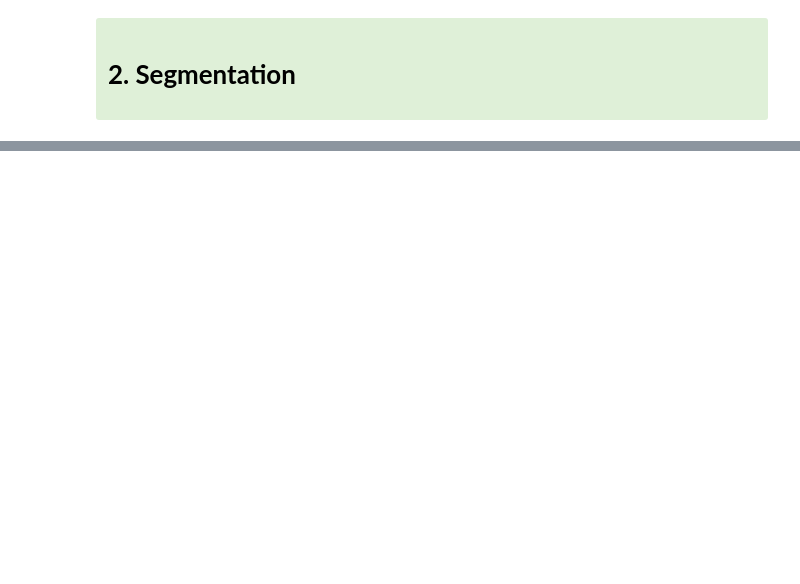
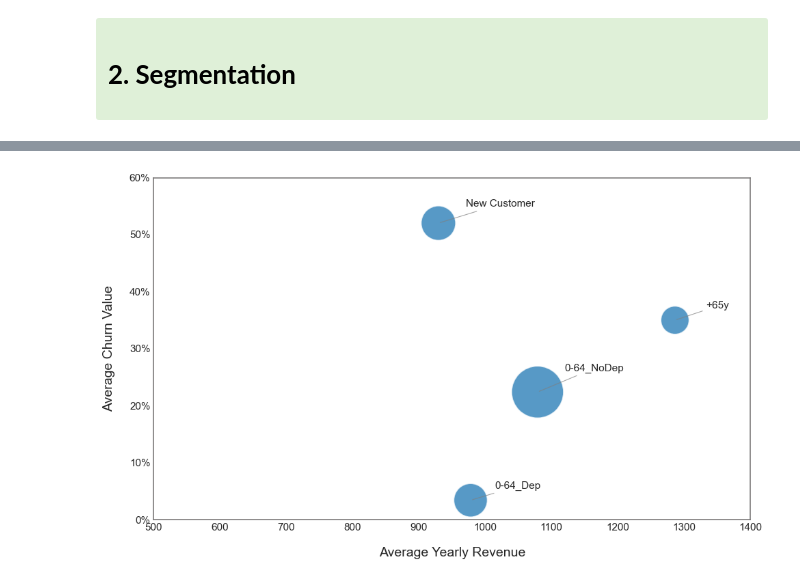
Before and after one commit to pcatarino88/telco_churn, a Jupyter notebook: notebooks/02_eda_and_segmentation.ipynb, the cells around one changed output, grey strips where cells are left out. Saved outputs shown, nothing was run; the diff lists cells and outputs as text; code cells hidden in the pictures; blank space fills up the shorter version.

Commit message:
segmentation completed (with function)

```diff
--- a/notebooks/02_eda_and_segmentation.ipynb
+++ b/notebooks/02_eda_and_segmentation.ipynb
@@ -1003,0 +1070,3 @@ plt.show()
+# %%
+# Create 'yearly_revenue' column
+df['yearly_revenue']=df['Total Revenue']/df['Tenure in Months']*12
@@ -1003,0 +1241,15 @@ plt.show()
+# %%
+# merge 65_80_Dep and 65_80_NoDep into '+65y' and update 'segment' column in df accordingly
+mask_senior = df["segment"].isin(["65-80_Dep", "65-80_NoDep"])
+df.loc[mask_senior, "segment"] = "+65y"
+segment_summary = (
+    df
+    .groupby("segment")
+    .agg(
+        count=("segment", "size"),
+        avg_churn_value=("Churn Value", "mean"),
+        avg_yearly_revenue=("yearly_revenue", "mean")
+    )
+    .reset_index()
+)
+segment_summary
@@ -1003,0 +1262,53 @@ plt.show()
+# %%
+# Create scatter plot with bubbles representing segments leveraging segment_summary data
+plt.style.use("seaborn-v0_8-white")
+fig, ax = plt.subplots(figsize=(10, 6))
+scatter = ax.scatter(
+    segment_summary["avg_yearly_revenue"],
+    segment_summary["avg_churn_value"],
+    s=(segment_summary["count"] / segment_summary["count"].max()) * 3000,
+    alpha=0.75,
+    edgecolor="white",
+    linewidth=1.2
+)
+# --- Labels for each bubble ---
+label_offsets = {
+    "New Customer": (65, 15),
+    "0-64_Dep": (50, 10),
+    "0-64_NoDep": (60, 20),
+    "+65y": (45, 10)
+}
+for _, row in segment_summary.iterrows():
+    dx, dy = label_offsets.get(row["segment"], (0, 10))
+
+    ax.annotate(
+        row["segment"],
+        xy=(row["avg_yearly_revenue"], row["avg_churn_value"]),
+        xytext=(dx, dy),
+        textcoords="offset points",
+        fontsize=11,
+        ha="center",
+        va="bottom",
+                arrowprops=dict(
+            arrowstyle="-",
+            color="gray",
+            lw=0.8,
+            alpha=0.7
+        )
+    )
+# --- Axes formatting ---
+ax.set_xlabel("Average Yearly Revenue", fontsize=14, labelpad=15)
+ax.set_ylabel("Average Churn Value", fontsize=14, labelpad=15)
+ax.set_xlim(500,1400)
+ax.set_ylim(0,0.6)
+ax.yaxis.set_major_formatter(PercentFormatter(1.0))
+ax.tick_params(axis="both", labelsize=11)
+for spine in ax.spines.values():
+    spine.set_color("#7c7979")
+    spine.set_linewidth(1.2)
+
+
+plt.tight_layout()
+plt.show()
+# %% [output]
+[figure, added]
```
Also changed, not shown: parts of 22 cells of this notebook, 1 other file.
